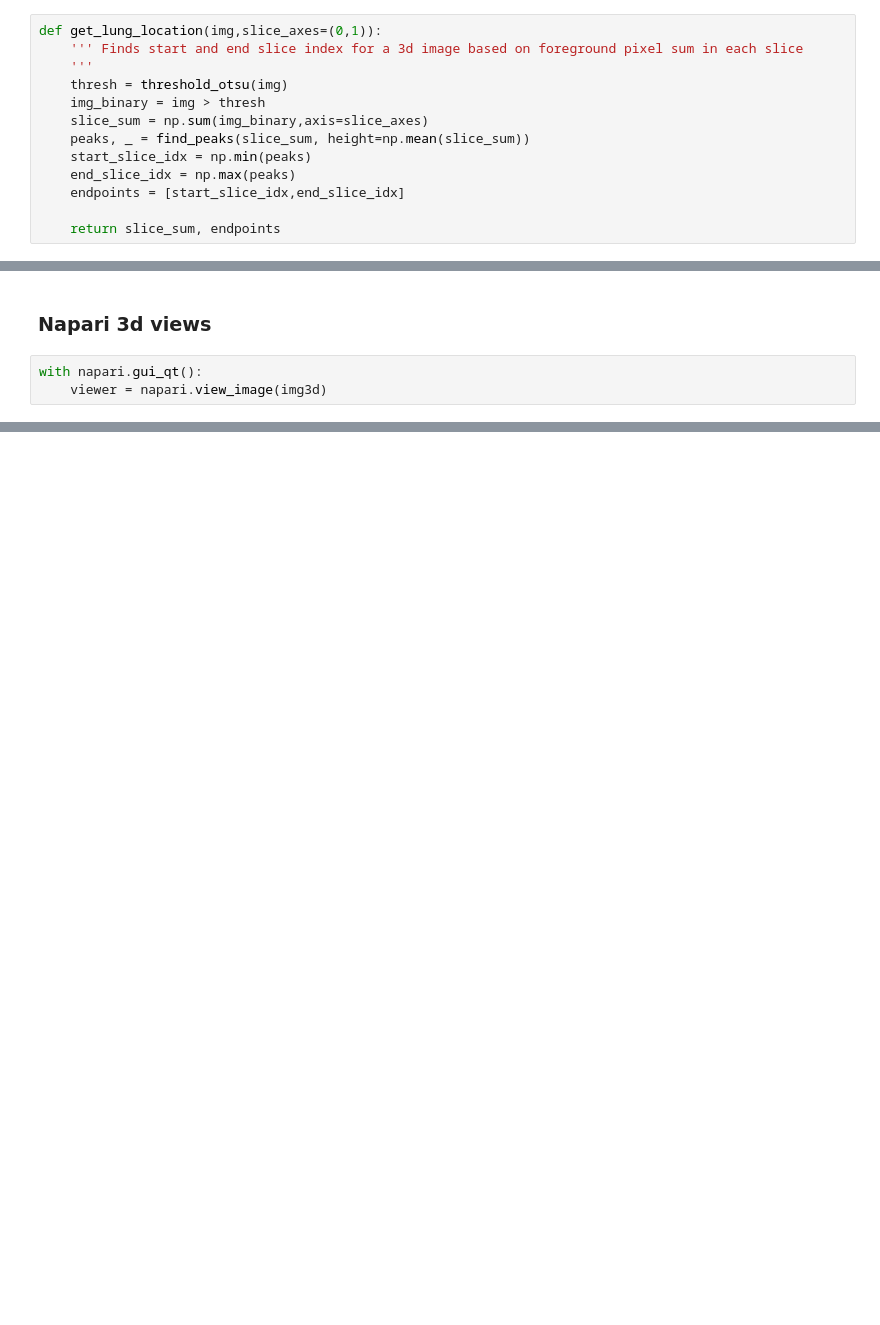
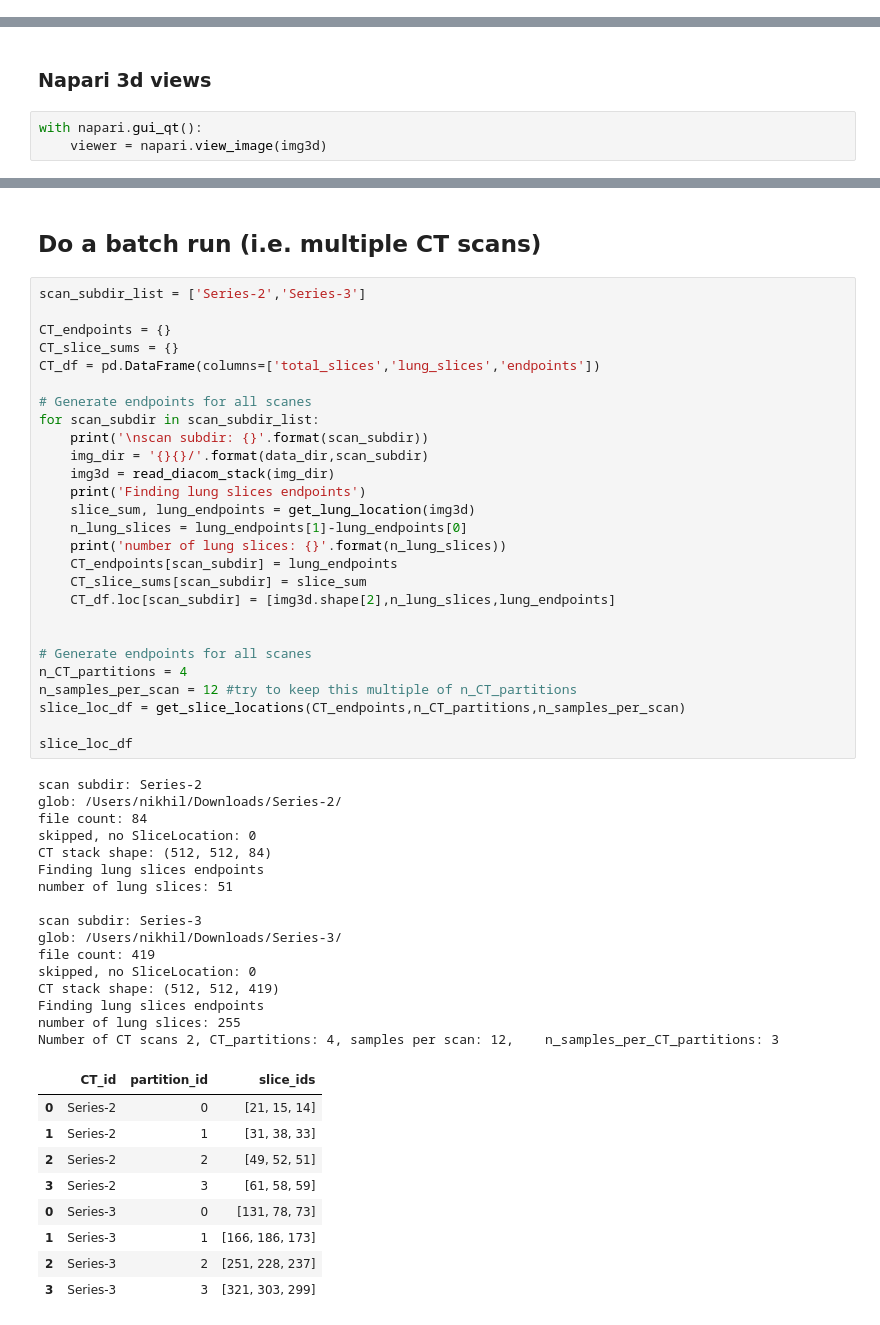
Before and after one commit to joydisette/COVID19_radio, a Jupyter notebook: notebooks/2_data_sampling.ipynb, the cells around one changed output, grey strips where cells are left out. Drawn from its saved outputs; the diff is of its cells as text; blank space fills up the shorter version.

```diff
--- a/notebooks/2_data_sampling.ipynb
+++ b/notebooks/2_data_sampling.ipynb
@@ -96,15 +68,2 @@ Text(0.5, 1.0, 'sample binarization')
-# %%
-def get_lung_location(img,slice_axes=(0,1)):
-    ''' Finds start and end slice index for a 3d image based on foreground pixel sum in each slice
-    '''
-    thresh = threshold_otsu(img)
-    img_binary = img > thresh
-    slice_sum = np.sum(img_binary,axis=slice_axes)
-    peaks, _ = find_peaks(slice_sum, height=np.mean(slice_sum))
-    start_slice_idx = np.min(peaks)
-    end_slice_idx = np.max(peaks)
-    endpoints = [start_slice_idx,end_slice_idx]
-
-    return slice_sum, endpoints
 # %%
 slice_sum, lung_endpoints = get_lung_location(img3d)
@@ -187,0 +104,55 @@ with napari.gui_qt():
+# %% [markdown]
+## Do a batch run (i.e. multiple CT scans)
+# %%
+scan_subdir_list = ['Series-2','Series-3']
+
+CT_endpoints = {}
+CT_slice_sums = {}
+CT_df = pd.DataFrame(columns=['total_slices','lung_slices','endpoints'])
+
+# Generate endpoints for all scanes
+for scan_subdir in scan_subdir_list:
+    print('\nscan subdir: {}'.format(scan_subdir))
+    img_dir = '{}{}/'.format(data_dir,scan_subdir)
+    img3d = read_diacom_stack(img_dir)
+    print('Finding lung slices endpoints')
+    slice_sum, lung_endpoints = get_lung_location(img3d)
+    n_lung_slices = lung_endpoints[1]-lung_endpoints[0]
+    print('number of lung slices: {}'.format(n_lung_slices))
+    CT_endpoints[scan_subdir] = lung_endpoints
+    CT_slice_sums[scan_subdir] = slice_sum
+    CT_df.loc[scan_subdir] = [img3d.shape[2],n_lung_slices,lung_endpoints]
+
+
+# Generate endpoints for all scanes
+n_CT_partitions = 4
+n_samples_per_scan = 12 #try to keep this multiple of n_CT_partitions
+slice_loc_df = get_slice_locations(CT_endpoints,n_CT_partitions,n_samples_per_scan)
+
+slice_loc_df
+# %% [output]
+scan subdir: Series-2
+glob: /Users/nikhil/Downloads/Series-2/
+file count: 84
+skipped, no SliceLocation: 0
+CT stack shape: (512, 512, 84)
+Finding lung slices endpoints
+number of lung slices: 51
+
+scan subdir: Series-3
+glob: /Users/nikhil/Downloads/Series-3/
+file count: 419
+skipped, no SliceLocation: 0
+CT stack shape: (512, 512, 419)
+Finding lung slices endpoints
+number of lung slices: 255
+Number of CT scans 2, CT_partitions: 4, samples per scan: 12,    n_samples_per_CT_partitions: 3
+|  | CT_id | partition_id | slice_ids |
+| 0 | Series-2 | 0 | [21, 15, 14] |
+| 1 | Series-2 | 1 | [31, 38, 33] |
+| 2 | Series-2 | 2 | [49, 52, 51] |
+| 3 | Series-2 | 3 | [61, 58, 59] |
+| 0 | Series-3 | 0 | [131, 78, 73] |
+| 1 | Series-3 | 1 | [166, 186, 173] |
+| 2 | Series-3 | 2 | [251, 228, 237] |
+| 3 | Series-3 | 3 | [321, 303, 299] |
```
Also changed, not shown: parts of 15 cells of this notebook, 2 other files.
